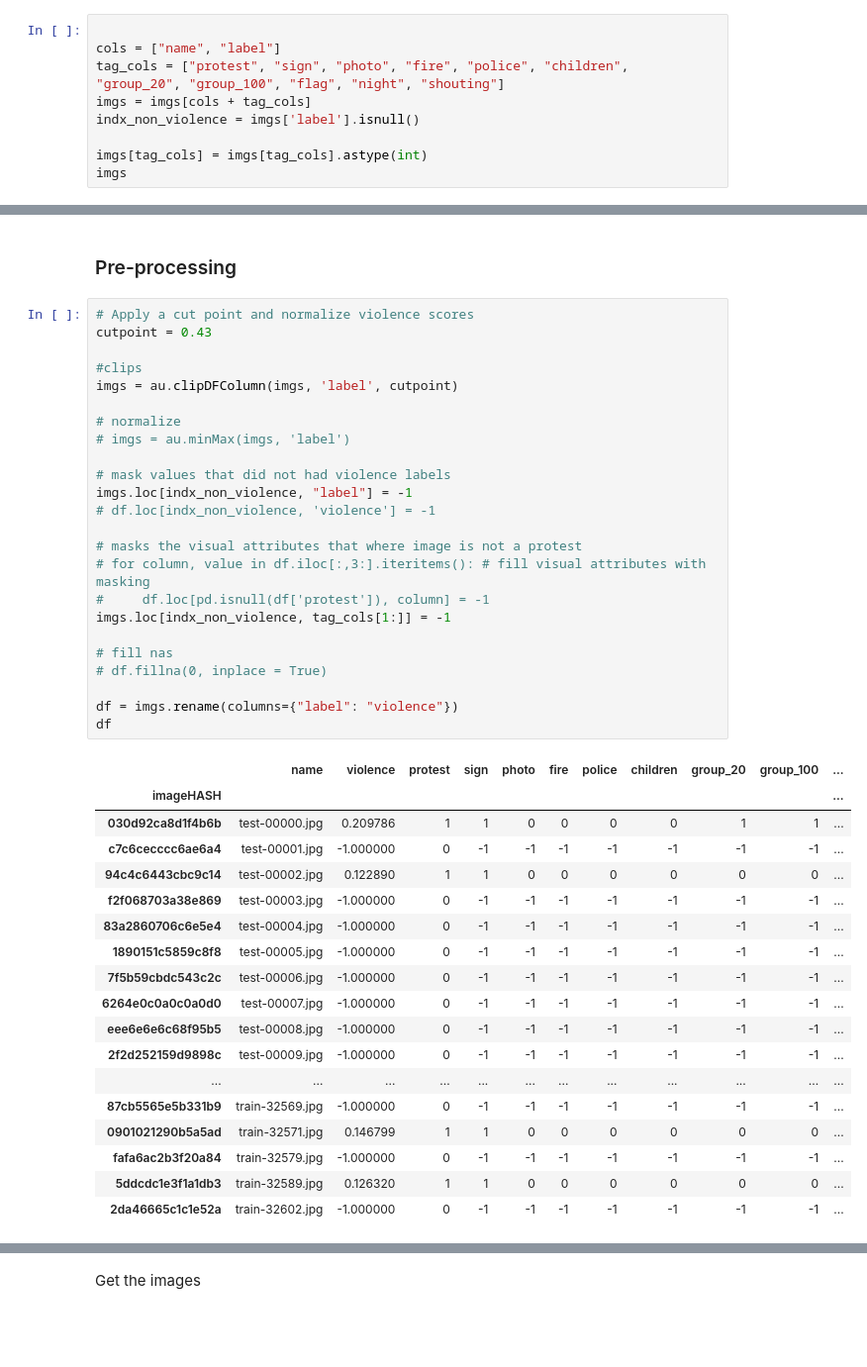
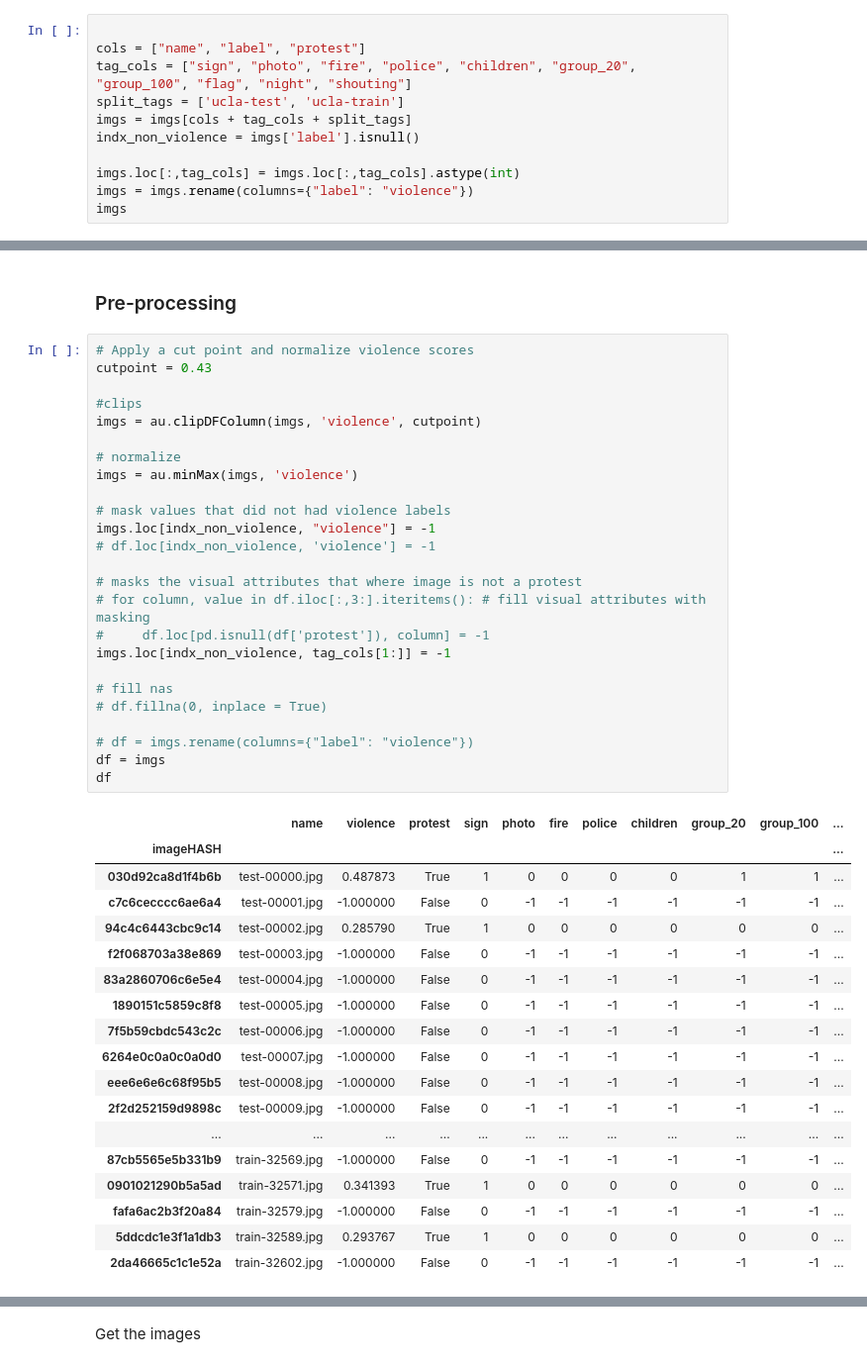
Before and after one commit to kalkun/Thesis, a Jupyter notebook: analysis/UCLA_results_validation.ipynb, the cells around one changed output, grey strips where cells are left out. Shown at 99% size. Drawn from its saved outputs; the diff is of its cells as text; blank space fills up the shorter version.

```diff
--- a/analysis/UCLA_results_validation.ipynb
+++ b/analysis/UCLA_results_validation.ipynb
@@ -37,11 +35,13 @@ len(imgs)
 Get the labels
 # %%
 
-cols = ["name", "label"]
-tag_cols = ["protest", "sign", "photo", "fire", "police", "children", "group_20", "group_100", "flag", "night", "shouting"]
-imgs = imgs[cols + tag_cols]
+cols = ["name", "label", "protest"]
+tag_cols = ["sign", "photo", "fire", "police", "children", "group_20", "group_100", "flag", "night", "shouting"]
+split_tags = ['ucla-test', 'ucla-train']
+imgs = imgs[cols + tag_cols + split_tags]
 indx_non_violence = imgs['label'].isnull()
 
-imgs[tag_cols] = imgs[tag_cols].astype(int)
+imgs.loc[:,tag_cols] = imgs.loc[:,tag_cols].astype(int)
+imgs = imgs.rename(columns={"label": "violence"})
 imgs
 # %% [output]
@@ -69,43 +69,44 @@ imgs
 # %%
 # Apply a cut point and normalize violence scores
 cutpoint = 0.43
 
 #clips
-imgs = au.clipDFColumn(imgs, 'label', cutpoint)
+imgs = au.clipDFColumn(imgs, 'violence', cutpoint)
 
 # normalize
-# imgs = au.minMax(imgs, 'label')
+imgs = au.minMax(imgs, 'violence')
 
 # mask values that did not had violence labels
-imgs.loc[indx_non_violence, "label"] = -1
+imgs.loc[indx_non_violence, "violence"] = -1
 # df.loc[indx_non_violence, 'violence'] = -1
 
 # masks the visual attributes that where image is not a protest
 # for column, value in df.iloc[:,3:].iteritems(): # fill visual attributes with masking
 #     df.loc[pd.isnull(df['protest']), column] = -1
 imgs.loc[indx_non_violence, tag_cols[1:]] = -1
 
 # fill nas
 # df.fillna(0, inplace = True)
 
-df = imgs.rename(columns={"label": "violence"})
+# df = imgs.rename(columns={"label": "violence"})
+df = imgs
 df
 # %% [output]
 |  | name | violence | protest | sign | photo | fire | police | children | group_20 | group_100 | ... |
 | imageHASH |  |  |  |  |  |  |  |  |  |  | ... |
-| 030d92ca8d1f4b6b | test-00000.jpg | 0.209786 | 1 | 1 | 0 | 0 | 0 | 0 | 1 | 1 | ... |
-| c7c6cecccc6ae6a4 | test-00001.jpg | -1.000000 | 0 | -1 | -1 | -1 | -1 | -1 | -1 | -1 | ... |
-| 94c4c6443cbc9c14 | test-00002.jpg | 0.122890 | 1 | 1 | 0 | 0 | 0 | 0 | 0 | 0 | ... |
-| f2f068703a38e869 | test-00003.jpg | -1.000000 | 0 | -1 | -1 | -1 | -1 | -1 | -1 | -1 | ... |
-| 83a2860706c6e5e4 | test-00004.jpg | -1.000000 | 0 | -1 | -1 | -1 | -1 | -1 | -1 | -1 | ... |
-| 1890151c5859c8f8 | test-00005.jpg | -1.000000 | 0 | -1 | -1 | -1 | -1 | -1 | -1 | -1 | ... |
-| 7f5b59cbdc543c2c | test-00006.jpg | -1.000000 | 0 | -1 | -1 | -1 | -1 | -1 | -1 | -1 | ... |
-| 6264e0c0a0c0a0d0 | test-00007.jpg | -1.000000 | 0 | -1 | -1 | -1 | -1 | -1 | -1 | -1 | ... |
-| eee6e6e6c68f95b5 | test-00008.jpg | -1.000000 | 0 | -1 | -1 | -1 | -1 | -1 | -1 | -1 | ... |
-| 2f2d252159d9898c | test-00009.jpg | -1.000000 | 0 | -1 | -1 | -1 | -1 | -1 | -1 | -1 | ... |
+| 030d92ca8d1f4b6b | test-00000.jpg | 0.487873 | True | 1 | 0 | 0 | 0 | 0 | 1 | 1 | ... |
+| c7c6cecccc6ae6a4 | test-00001.jpg | -1.000000 | False | 0 | -1 | -1 | -1 | -1 | -1 | -1 | ... |
+| 94c4c6443cbc9c14 | test-00002.jpg | 0.285790 | True | 1 | 0 | 0 | 0 | 0 | 0 | 0 | ... |
+| f2f068703a38e869 | test-00003.jpg | -1.000000 | False | 0 | -1 | -1 | -1 | -1 | -1 | -1 | ... |
+| 83a2860706c6e5e4 | test-00004.jpg | -1.000000 | False | 0 | -1 | -1 | -1 | -1 | -1 | -1 | ... |
+| 1890151c5859c8f8 | test-00005.jpg | -1.000000 | False | 0 | -1 | -1 | -1 | -1 | -1 | -1 | ... |
+| 7f5b59cbdc543c2c | test-00006.jpg | -1.000000 | False | 0 | -1 | -1 | -1 | -1 | -1 | -1 | ... |
+| 6264e0c0a0c0a0d0 | test-00007.jpg | -1.000000 | False | 0 | -1 | -1 | -1 | -1 | -1 | -1 | ... |
+| eee6e6e6c68f95b5 | test-00008.jpg | -1.000000 | False | 0 | -1 | -1 | -1 | -1 | -1 | -1 | ... |
+| 2f2d252159d9898c | test-00009.jpg | -1.000000 | False | 0 | -1 | -1 | -1 | -1 | -1 | -1 | ... |
 | ... | ... | ... | ... | ... | ... | ... | ... | ... | ... | ... | ... |
-| 87cb5565e5b331b9 | train-32569.jpg | -1.000000 | 0 | -1 | -1 | -1 | -1 | -1 | -1 | -1 | ... |
-| 0901021290b5a5ad | train-32571.jpg | 0.146799 | 1 | 1 | 0 | 0 | 0 | 0 | 0 | 0 | ... |
-| fafa6ac2b3f20a84 | train-32579.jpg | -1.000000 | 0 | -1 | -1 | -1 | -1 | -1 | -1 | -1 | ... |
-| 5ddcdc1e3f1a1db3 | train-32589.jpg | 0.126320 | 1 | 1 | 0 | 0 | 0 | 0 | 0 | 0 | ... |
-| 2da46665c1c1e52a | train-32602.jpg | -1.000000 | 0 | -1 | -1 | -1 | -1 | -1 | -1 | -1 | ... |
+| 87cb5565e5b331b9 | train-32569.jpg | -1.000000 | False | 0 | -1 | -1 | -1 | -1 | -1 | -1 | ... |
+| 0901021290b5a5ad | train-32571.jpg | 0.341393 | True | 1 | 0 | 0 | 0 | 0 | 0 | 0 | ... |
+| fafa6ac2b3f20a84 | train-32579.jpg | -1.000000 | False | 0 | -1 | -1 | -1 | -1 | -1 | -1 | ... |
+| 5ddcdc1e3f1a1db3 | train-32589.jpg | 0.293767 | True | 1 | 0 | 0 | 0 | 0 | 0 | 0 | ... |
+| 2da46665c1c1e52a | train-32602.jpg | -1.000000 | False | 0 | -1 | -1 | -1 | -1 | -1 | -1 | ... |
```
Also changed, not shown: parts of 15 cells of this notebook, 2 other files.
